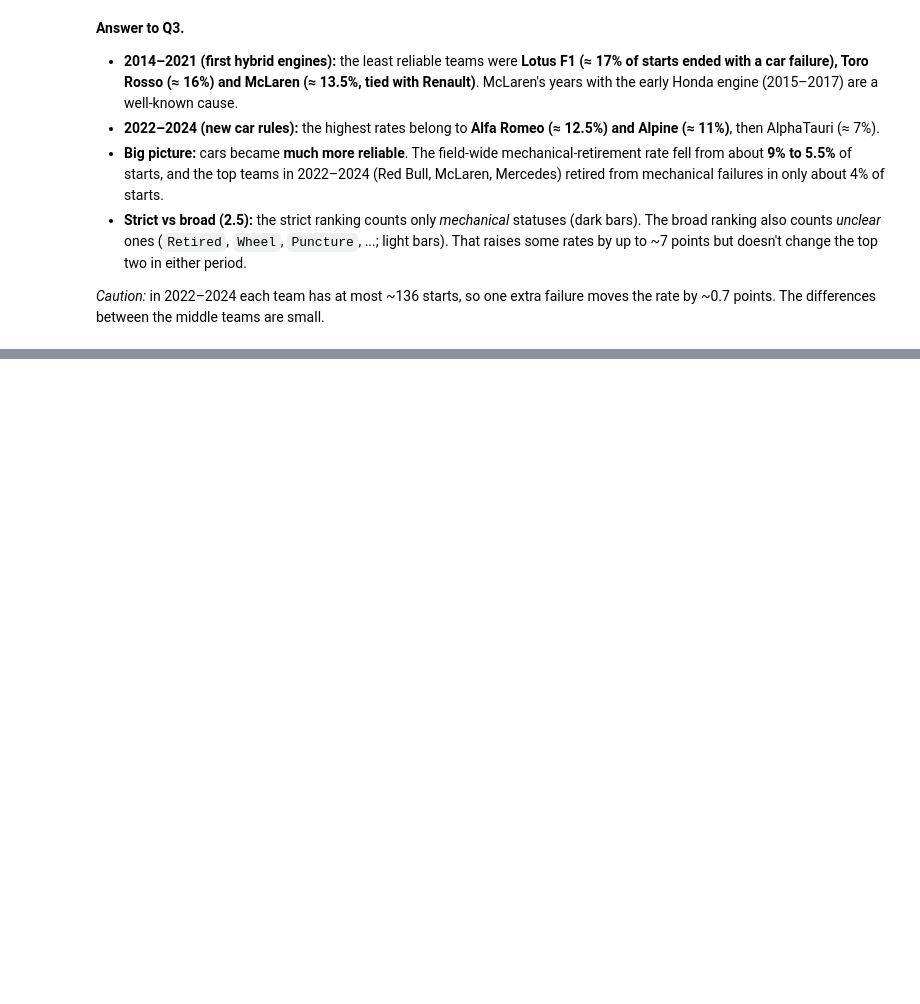
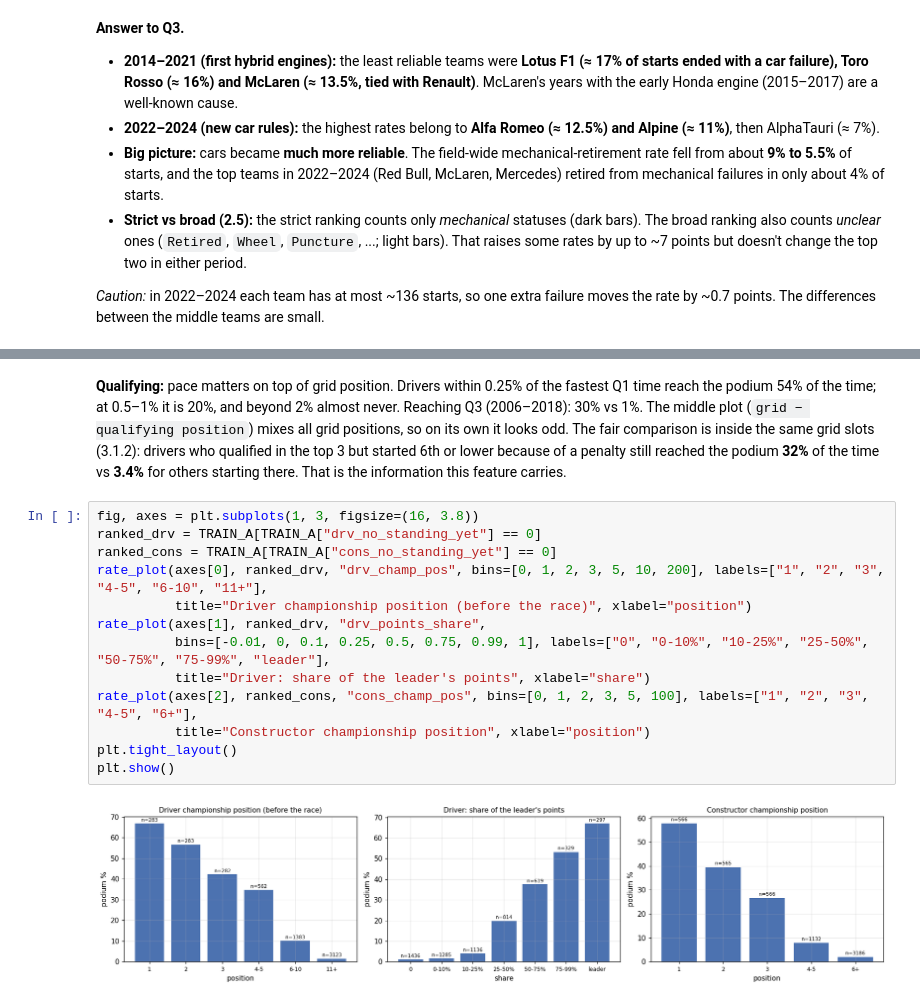
Before and after one commit to Farah-Essam/ACL-2, a Jupyter notebook: f1_podium_prediction.ipynb, the cells around one changed output, grey strips where cells are left out. Drawn from its saved outputs; the diff is of its cells as text; blank space fills up the shorter version.

```diff
--- a/f1_podium_prediction.ipynb
+++ b/f1_podium_prediction.ipynb
@@ -2895,0 +3194,17 @@ plt.show()
+# %% [markdown]
+**Qualifying:** pace matters on top of grid position. Drivers within 0.25% of the fastest Q1 time reach the podium 54% of the time; at 0.5–1% it is 20%, and beyond 2% almost never. Reaching Q3 (2006–2018): 30% vs 1%. The middle plot (`grid − qualifying position`) mixes all grid positions, so on its own it looks odd. The fair comparison is inside the same grid slots (3.1.2): drivers who qualified in the top 3 but started 6th or lower because of a penalty still reached the podium **32%** of the time vs **3.4%** for others starting there. That is the information this feature carries.
+# %%
+fig, axes = plt.subplots(1, 3, figsize=(16, 3.8))
+ranked_drv = TRAIN_A[TRAIN_A["drv_no_standing_yet"] == 0]
+ranked_cons = TRAIN_A[TRAIN_A["cons_no_standing_yet"] == 0]
+rate_plot(axes[0], ranked_drv, "drv_champ_pos", bins=[0, 1, 2, 3, 5, 10, 200], labels=["1", "2", "3", "4-5", "6-10", "11+"],
+          title="Driver championship position (before the race)", xlabel="position")
+rate_plot(axes[1], ranked_drv, "drv_points_share",
+          bins=[-0.01, 0, 0.1, 0.25, 0.5, 0.75, 0.99, 1], labels=["0", "0-10%", "10-25%", "25-50%", "50-75%", "75-99%", "leader"],
+          title="Driver: share of the leader's points", xlabel="share")
+rate_plot(axes[2], ranked_cons, "cons_champ_pos", bins=[0, 1, 2, 3, 5, 100], labels=["1", "2", "3", "4-5", "6+"],
+          title="Constructor championship position", xlabel="position")
+plt.tight_layout()
+plt.show()
+# %% [output]
+[figure, added]
```
Also changed, not shown: parts of 51 cells of this notebook, 2 other files.
